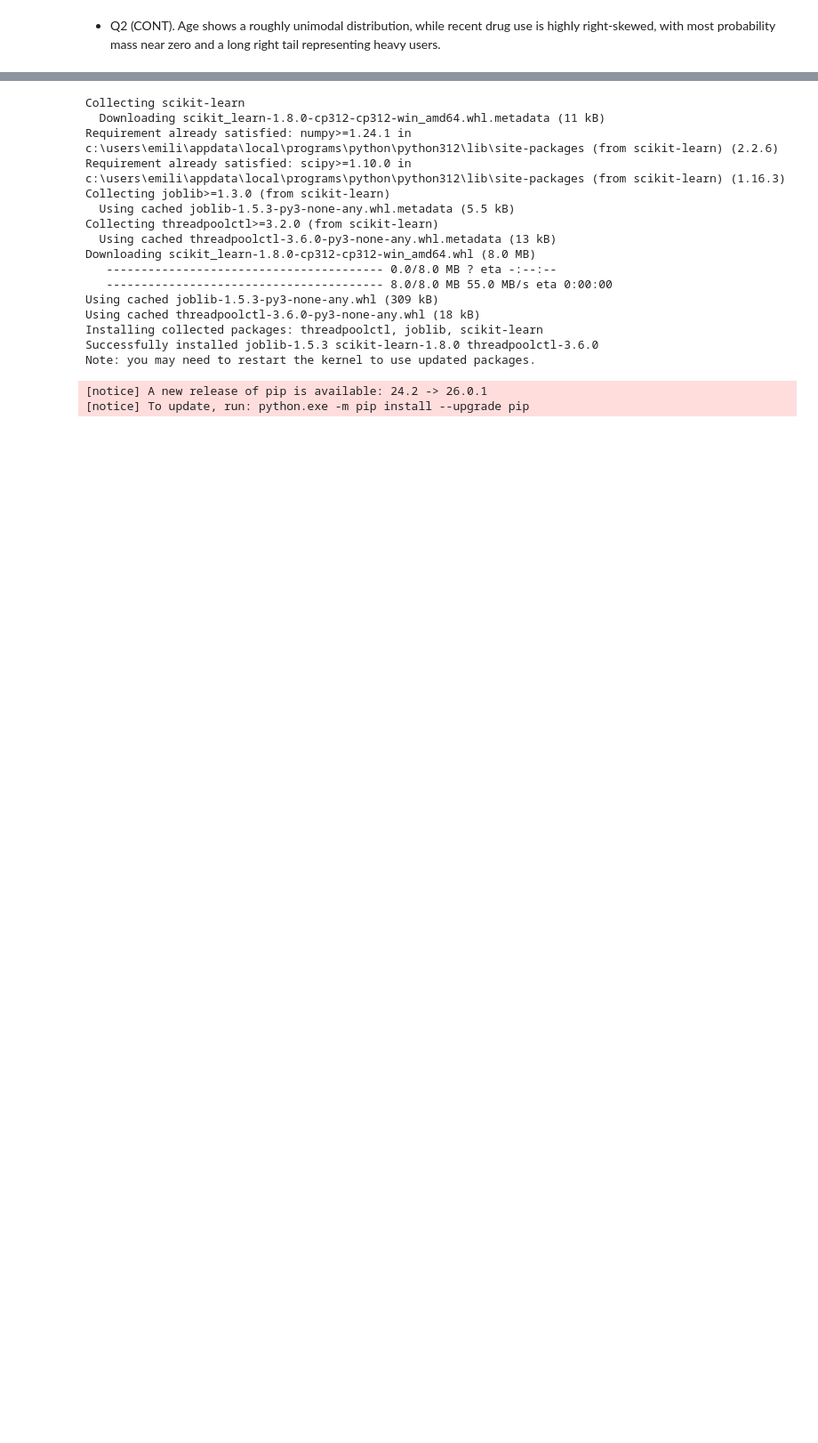
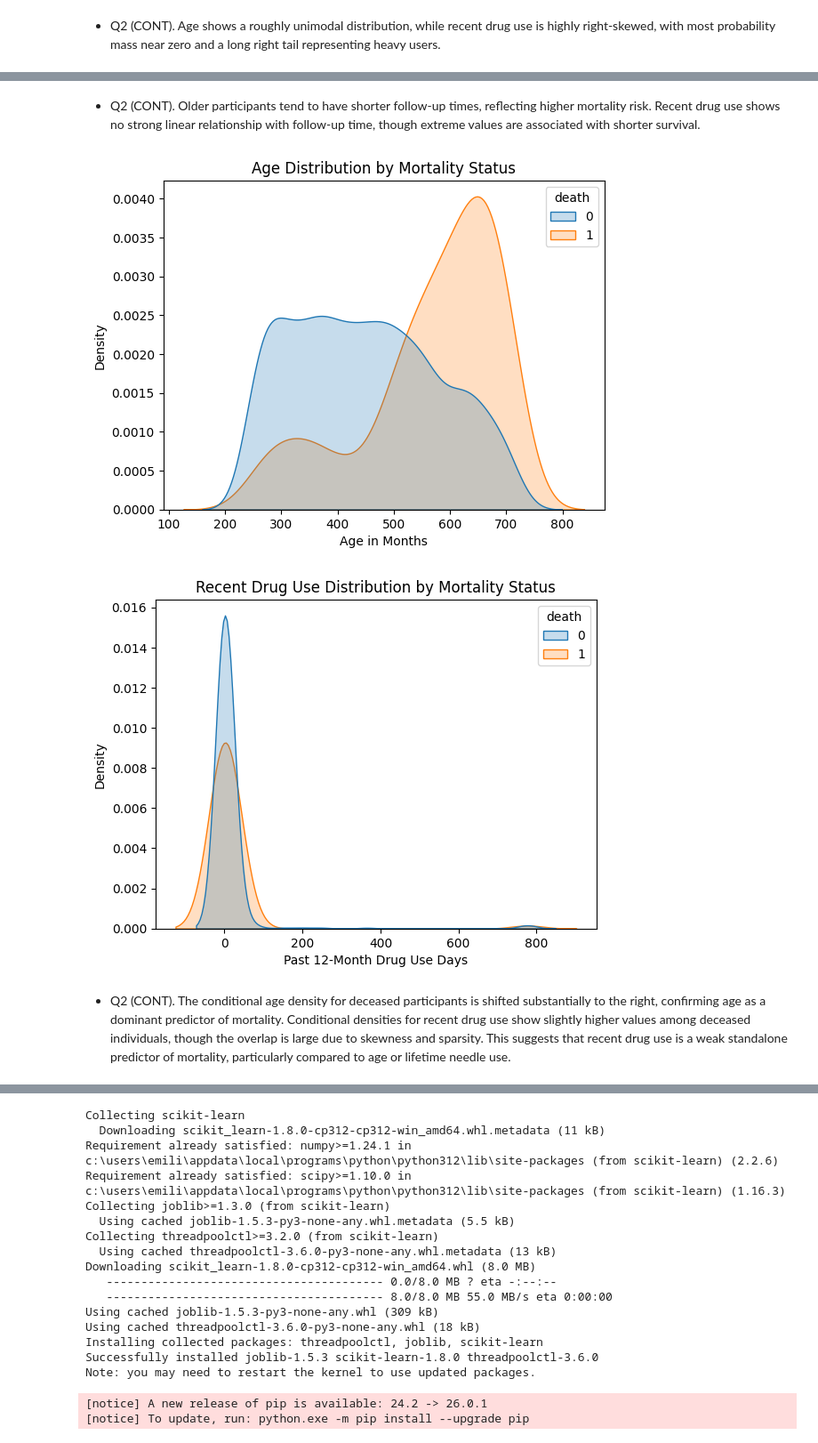
Before and after one commit to ayanrasulova/Project-1-Wrangling-EDA-kNN, a Jupyter notebook: project.ipynb, the cells around one changed output, grey strips where cells are left out. Shown at 89% size. Cells and saved outputs as stored; diff of their text form; code cells hidden in the pictures; blank space fills up the shorter version.

```diff
--- a/project.ipynb
+++ b/project.ipynb
@@ -456,0 +475,31 @@ plt.show()
+# %% [markdown]
+- Q2 (CONT). Older participants tend to have shorter follow-up times, reflecting higher mortality risk. Recent drug use shows no strong linear relationship with follow-up time, though extreme values are associated with shorter survival.
+# %%
+# Conditional Kernel Densities (by Mortality Status)
+plt.figure()
+sns.kdeplot(
+    data=df,
+    x="RIDAGEEX",
+    hue="death",
+    fill=True,
+    common_norm=False
+)
+plt.title("Age Distribution by Mortality Status")
+plt.xlabel("Age in Months")
+plt.show()
+plt.figure()
+sns.kdeplot(
+    data=df,
+    x="DUQ110",
+    hue="death",
+    fill=True,
+    common_norm=False
+)
+plt.title("Recent Drug Use Distribution by Mortality Status")
+plt.xlabel("Past 12-Month Drug Use Days")
+plt.show()
+# %% [output]
+[figure, added]
+[figure, added]
+# %% [markdown]
+- Q2 (CONT). The conditional age density for deceased participants is shifted substantially to the right, confirming age as a dominant predictor of mortality. Conditional densities for recent drug use show slightly higher values among deceased individuals, though the overlap is large due to skewness and sparsity. This suggests that recent drug use is a weak standalone predictor of mortality, particularly compared to age or lifetime needle use.
```
Also changed, not shown: parts of 3 cells of this notebook.
